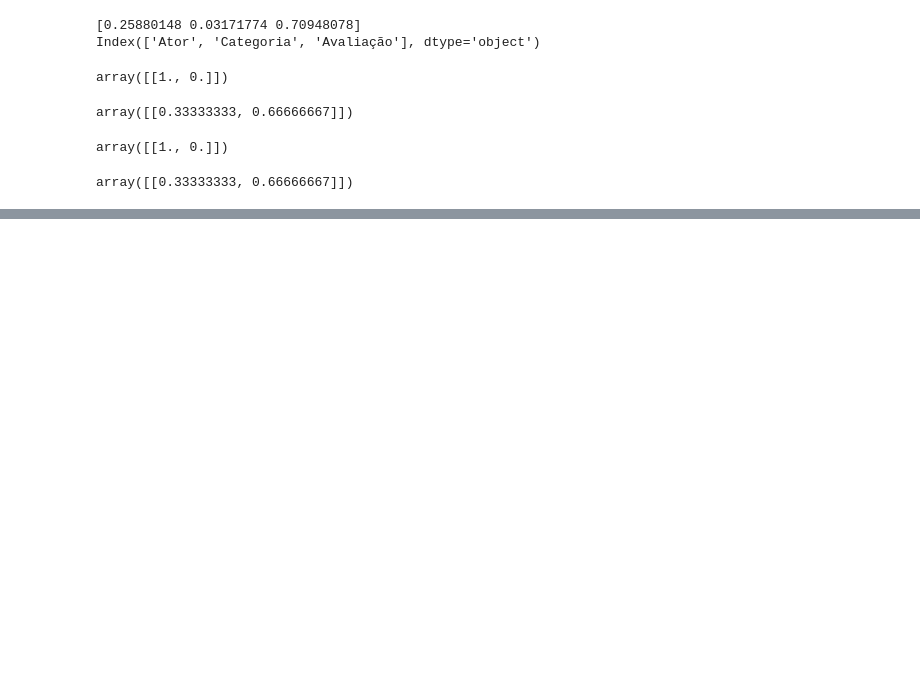
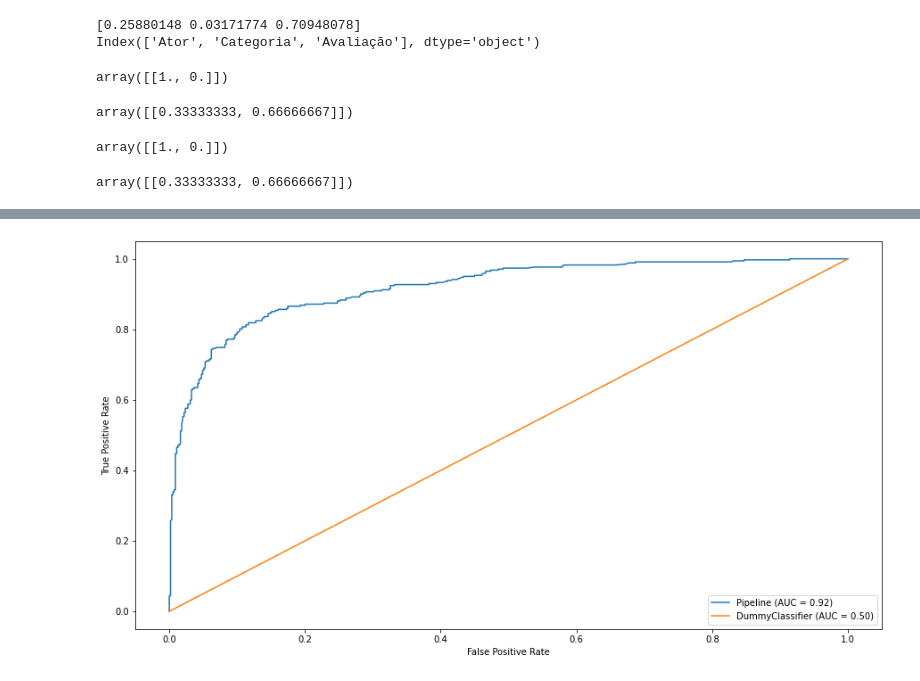
Before and after one commit to anapaulasandes/dtsci-tools, a Jupyter notebook: sklearn/sklearn.ipynb, the cells around one changed output, grey strips where cells are left out. Cells and saved outputs as stored; diff of their text form; code cells hidden in the pictures; blank space fills up the shorter version.

```diff
--- a/sklearn/sklearn.ipynb
+++ b/sklearn/sklearn.ipynb
@@ -838,0 +1145,7 @@ array([[0.33333333, 0.66666667]])
+# %%
+f, ax = plt.subplots(1,1,figsize=(15,8))
+plot_roc_curve(pipe_final,x,y,ax=ax)
+plot_roc_curve(DummyClassifier('most_frequent').fit(x_train,y_train),x,y,ax=ax)
+plt.show()
+# %% [output]
+[figure, added]
```
Also changed, not shown: parts of 27 cells of this notebook.
